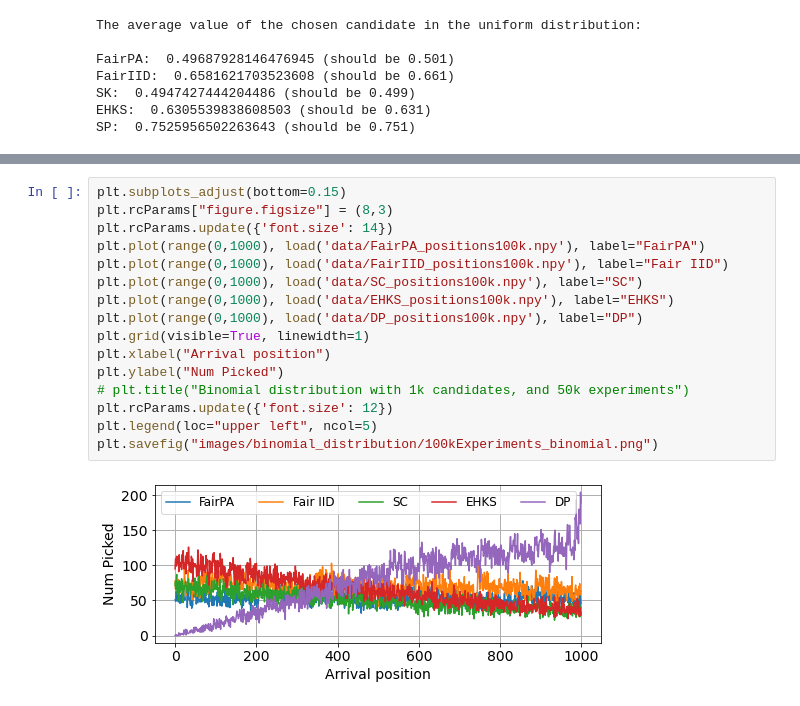
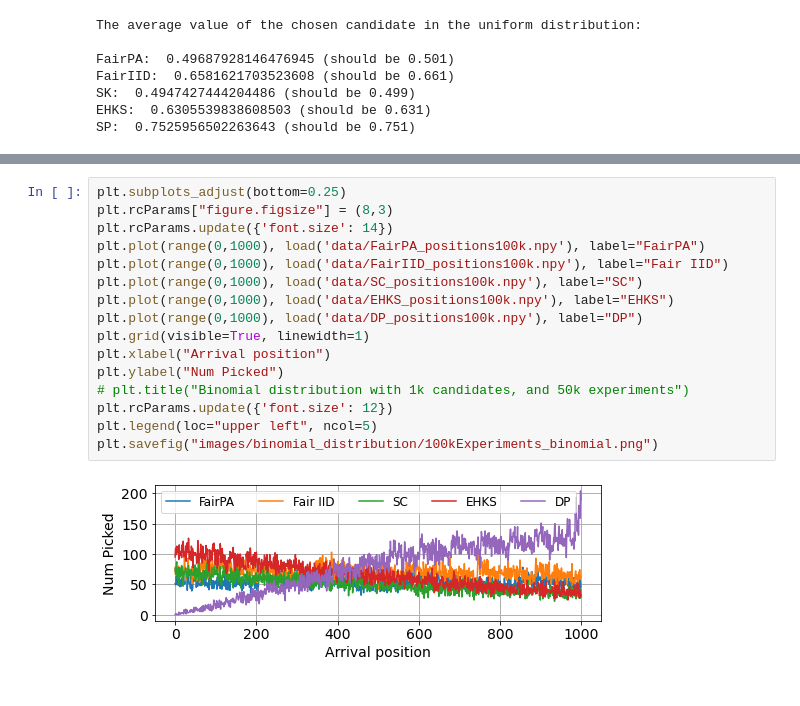
Before and after one commit to pimpraat/FACT-Ai, a Jupyter notebook: python implementation/prophet/prophet_results.ipynb, the cells around one changed output, grey strips where cells are left out. Drawn from its saved outputs; the diff is of its cells as text.

```diff
--- a/python implementation/prophet/prophet_results.ipynb
+++ b/python implementation/prophet/prophet_results.ipynb
@@ -175,18 +204,18 @@ plt.savefig("images/binomial_distribution/50kExperiments_binomial.png")
 # %%
-plt.subplots_adjust(bottom=0.15)
+plt.subplots_adjust(bottom=0.25)
 plt.rcParams["figure.figsize"] = (8,3)
 plt.rcParams.update({'font.size': 14})
 plt.plot(range(0,1000), load('data/FairPA_positions100k.npy'), label="FairPA")
 plt.plot(range(0,1000), load('data/FairIID_positions100k.npy'), label="Fair IID")
 plt.plot(range(0,1000), load('data/SC_positions100k.npy'), label="SC")
 plt.plot(range(0,1000), load('data/EHKS_positions100k.npy'), label="EHKS")
 plt.plot(range(0,1000), load('data/DP_positions100k.npy'), label="DP")
 plt.grid(visible=True, linewidth=1)
 plt.xlabel("Arrival position")
 plt.ylabel("Num Picked")
 # plt.title("Binomial distribution with 1k candidates, and 50k experiments")
 plt.rcParams.update({'font.size': 12})
 plt.legend(loc="upper left", ncol=5)
 plt.savefig("images/binomial_distribution/100kExperiments_binomial.png")
 # %% [output]
-[figure, old version]
+[figure, new version]
```
Also changed, not shown: parts of 9 cells of this notebook, 7 other files.
